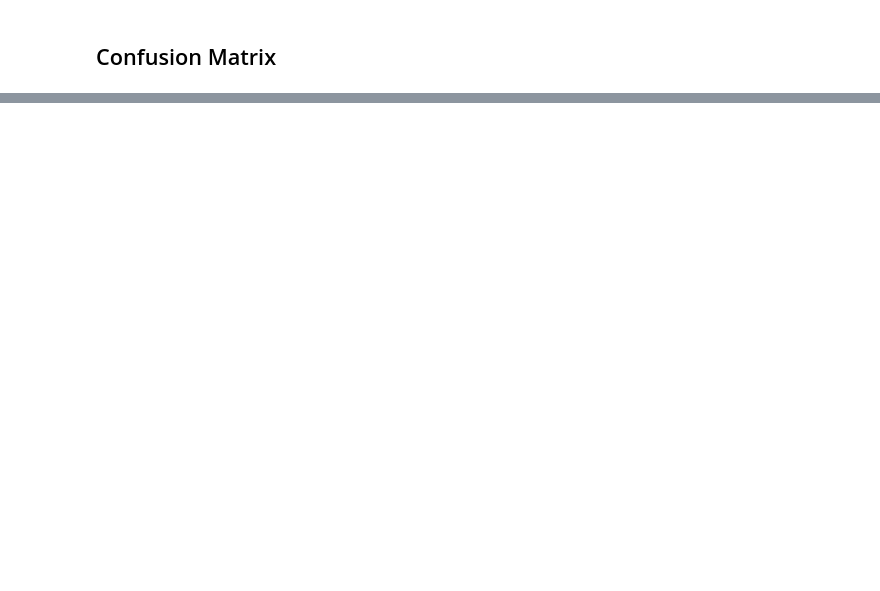
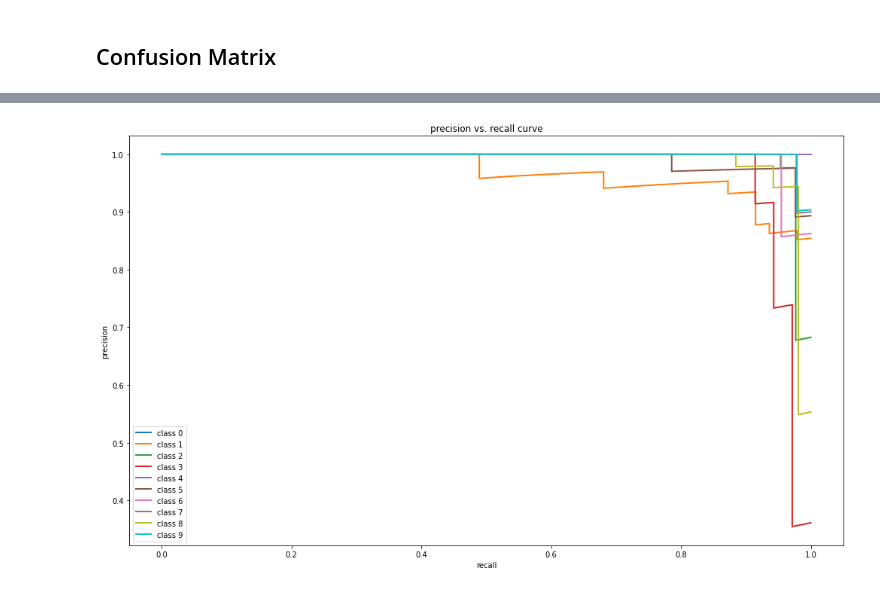
Before and after one commit to lukasvrabel/evaluations, a Jupyter notebook: evaluate_multiclassifier.ipynb, the cells around one changed output, grey strips where cells are left out. Drawn from its saved outputs; the diff is of its cells as text; code cells hidden in the pictures; blank space fills up the shorter version.

```diff
--- a/evaluate_multiclassifier.ipynb
+++ b/evaluate_multiclassifier.ipynb
@@ -70,0 +52,4 @@ plt.show()
+# %%
+plot_precision_recall(y_true, y_pred_proba)
+# %% [output]
+[figure, added]
```
Also changed, not shown: parts of 7 cells of this notebook, 3 other files.
